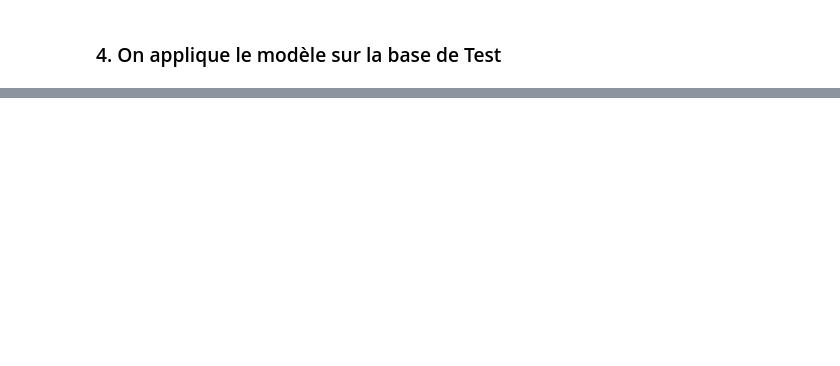
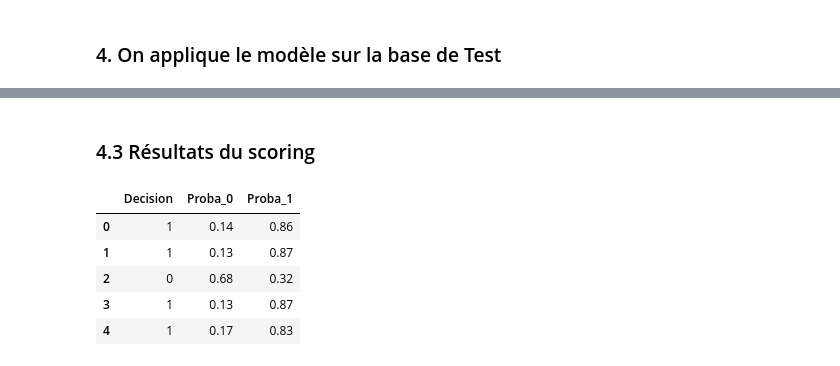
Before and after one commit to retkowsky/Titanic, a Jupyter notebook: TITANIC usecase.ipynb, the cells around one changed output, grey strips where cells are left out. Cells and saved outputs as stored; diff of their text form; code cells hidden in the pictures; blank space fills up the shorter version.

```diff
--- a/TITANIC usecase.ipynb
+++ b/TITANIC usecase.ipynb
@@ -641,0 +732,11 @@ print(scoring)
+# %% [markdown]
+### 4.3 Résultats du scoring
+# %%
+Scoring.head()
+# %% [output]
+|  | Decision | Proba_0 | Proba_1 |
+| 0 | 1 | 0.14 | 0.86 |
+| 1 | 1 | 0.13 | 0.87 |
+| 2 | 0 | 0.68 | 0.32 |
+| 3 | 1 | 0.13 | 0.87 |
+| 4 | 1 | 0.17 | 0.83 |
```
Also changed, not shown: parts of 66 cells of this notebook, 1 other file.
